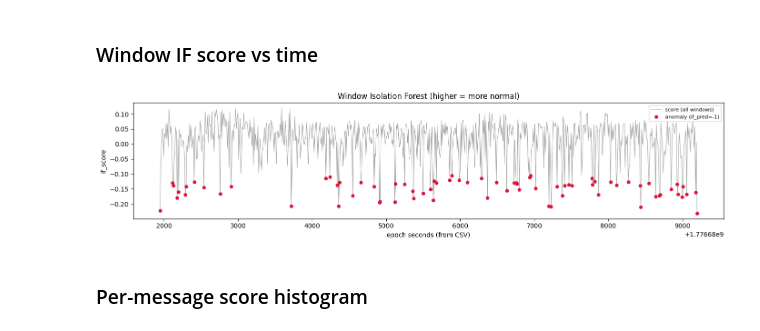
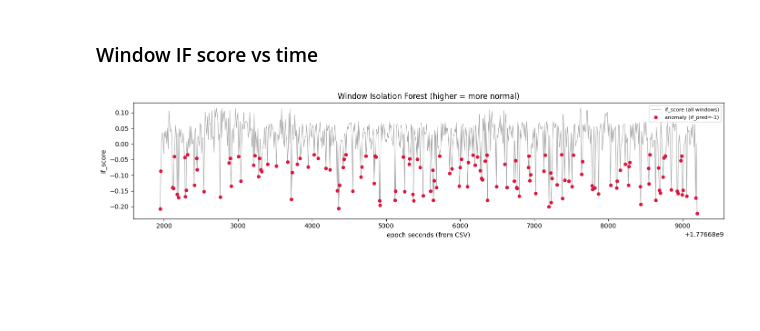
Before and after one commit to OT-Security-Interest-Group/GridSecSimV2, a Jupyter notebook: notebooks/modbus_ids.ipynb, the cells around one changed output. Saved outputs shown, nothing was run; the diff lists cells and outputs as text; code cells hidden in the pictures; blank space fills up the shorter version.

Commit message:
model is now only focused on windows, improved performance but still poor

```diff
--- a/notebooks/modbus_ids.ipynb
+++ b/notebooks/modbus_ids.ipynb
@@ -18,15 +17,15 @@ Note: you may need to restart the kernel to use updated packages.
 from pathlib import Path
 import sys
 
+import matplotlib.pyplot as plt
 import numpy as np
 import pandas as pd
-import matplotlib.pyplot as plt
+from sklearn.metrics import classification_report, confusion_matrix, precision_recall_fscore_support
 
 
 def _find_repo_root(start: Path) -> Path:
-    """Repo root: first ancestor that contains ``ids_pipeline/cascade.py``."""
     for p in [start, *start.parents]:
-        if (p / "ids_pipeline" / "cascade.py").is_file():
+        if (p / "ids_pipeline" / "window_if.py").is_file():
             return p
     here = start.resolve()
     return here.parent if here.name == "notebooks" else here
@@ -36,21 +35,30 @@ ROOT = _find_repo_root(Path.cwd().resolve())
 if str(ROOT) not in sys.path:
     sys.path.insert(0, str(ROOT))
 
-# Drop stale imports so notebook picks up edits to ids_pipeline without restarting kernel
 for _k in list(sys.modules):
     if _k == "ids_pipeline" or _k.startswith("ids_pipeline."):
         del sys.modules[_k]
 
 from ids_pipeline import (
-    CascadeConfig,
+    WindowIFConfig,
+    apply_benign_quantile_threshold,
     fit_and_score,
     fit_train_score_eval,
     first_orchestrator_start_epoch,
+    flagged_window_fraction,
     load_attack_intervals,
     load_clean_csv,
-    packet_attack_labels,
     resolve_label_ts_offset,
+    smallest_quantile_recall_under_flag_cap,
     suggest_eval_ts_offset_sec,
     time_alignment_report,
     window_attack_overlap_labels,
+    window_overlap_precision,
+    window_overlap_recall,
 )
+
+
+def confusion_tpfp_fn_tn(y_true, y_pred) -> np.ndarray:
+    cm = confusion_matrix(y_true, y_pred, labels=[0, 1])
+    tn, fp, fn, tp = int(cm[0, 0]), int(cm[0, 1]), int(cm[1, 0]), int(cm[1, 1])
+    return np.array([[tp, fp], [fn, tn]])
@@ -206,26 +189,24 @@ Cascade alerts (mode=top_k): 7488
 ### Window IF score vs time
 # %%
 fig, ax = plt.subplots(figsize=(14, 3.5))
-ax.plot(feat["t_start"], feat["if_score"], lw=0.8, color="0.65", label="score (all windows)")
-anomaly_mask = feat["if_pred"] == -1
-if anomaly_mask.any():
+ax.plot(feat["t_start"], feat["if_score"], lw=0.8, color="0.65", label="if_score (all windows)")
+mask = feat["if_pred"] == -1
+if mask.any():
     ax.scatter(
-        feat.loc[anomaly_mask, "t_start"],
-        feat.loc[anomaly_mask, "if_score"],
+        feat.loc[mask, "t_start"],
+        feat.loc[mask, "if_score"],
         color="crimson",
         s=22,
         zorder=5,
         label="anomaly (if_pred=-1)",
     )
-if res.t_cut is not None and not getattr(res, "separate_eval_corpus", False):
+if res.t_cut is not None and not res.separate_eval_corpus:
     ax.axvline(res.t_cut, color="navy", ls="--", lw=1, label="train | test cut")
 ax.set_title("Window Isolation Forest (higher = more normal)")
 ax.set_xlabel("epoch seconds (from CSV)")
 ax.set_ylabel("if_score")
 ax.legend(loc="upper right", fontsize=8)
 plt.tight_layout()
 plt.show()
 # %% [output]
-[figure, old version]
+[figure, new version]
-# %% [markdown]
-### Per-message score histogram
```
Also changed, not shown: parts of 18 cells of this notebook, 3 other files.
